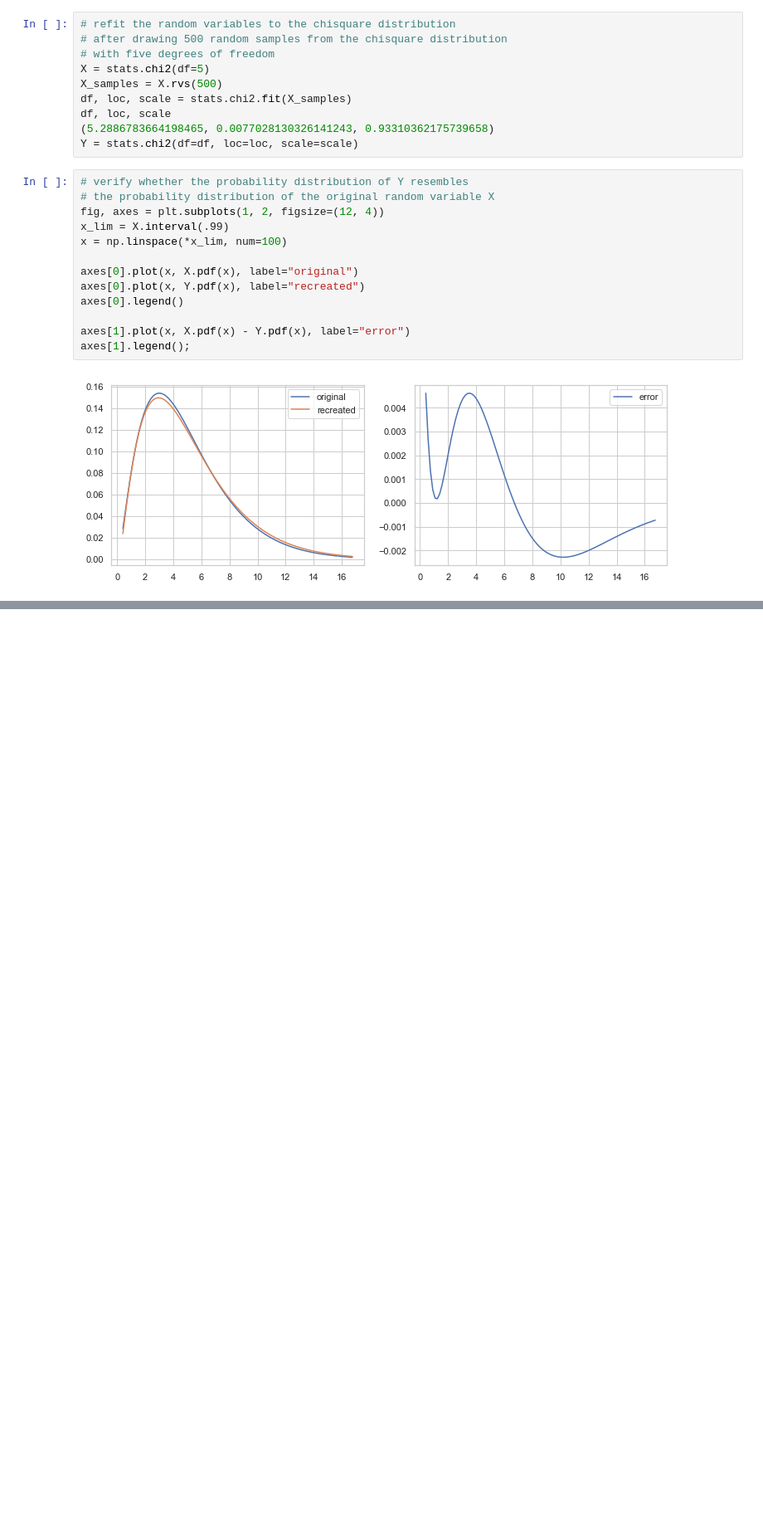
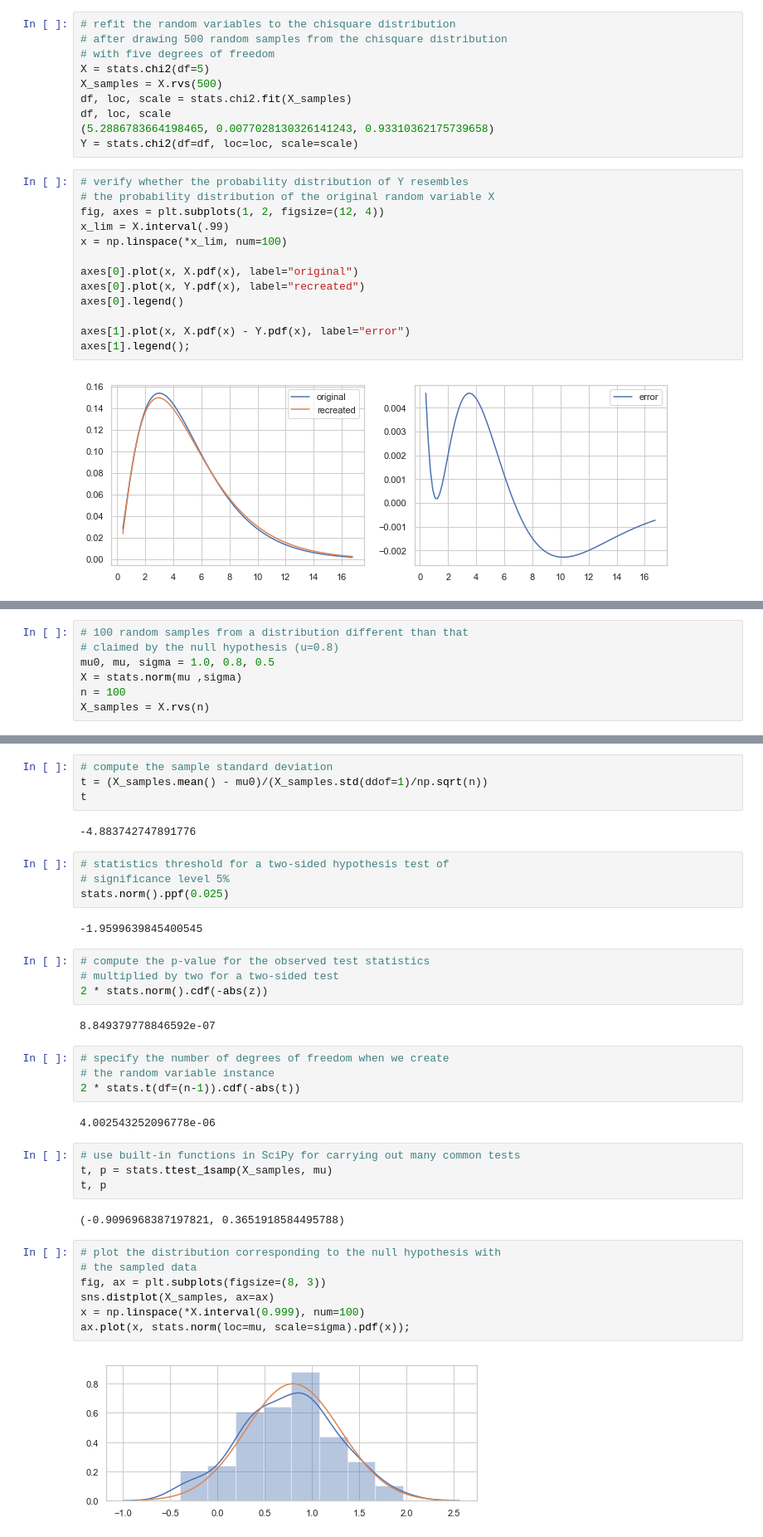
Before and after one commit to mathlarvalab/Nemurecal_Python, a Jupyter notebook: code/ch13/gee.ipynb, the cells around one changed output, grey strips where cells are left out. Shown at 83% size. Cells and saved outputs as stored; diff of their text form; blank space fills up the shorter version.

```diff
--- a/code/ch13/gee.ipynb
+++ b/code/ch13/gee.ipynb
@@ -282,0 +285,7 @@ axes[1].legend();
+# %%
+# 100 random samples from a distribution different than that
+# claimed by the null hypothesis (u=0.8)
+mu0, mu, sigma = 1.0, 0.8, 0.5
+X = stats.norm(mu ,sigma)
+n = 100
+X_samples = X.rvs(n)
@@ -282,0 +298,39 @@ axes[1].legend();
+# %%
+# compute the sample standard deviation
+t = (X_samples.mean() - mu0)/(X_samples.std(ddof=1)/np.sqrt(n))
+t
+# %% [output]
+-4.883742747891776
+# %%
+# statistics threshold for a two-sided hypothesis test of
+# significance level 5%
+stats.norm().ppf(0.025)
+# %% [output]
+-1.9599639845400545
+# %%
+# compute the p-value for the observed test statistics
+# multiplied by two for a two-sided test
+2 * stats.norm().cdf(-abs(z))
+# %% [output]
+8.849379778846592e-07
+# %%
+# specify the number of degrees of freedom when we create
+# the random variable instance
+2 * stats.t(df=(n-1)).cdf(-abs(t))
+# %% [output]
+4.002543252096778e-06
+# %%
+# use built-in functions in SciPy for carrying out many common tests
+t, p = stats.ttest_1samp(X_samples, mu)
+t, p
+# %% [output]
+(-0.9096968387197821, 0.3651918584495788)
+# %%
+# plot the distribution corresponding to the null hypothesis with
+# the sampled data
+fig, ax = plt.subplots(figsize=(8, 3))
+sns.distplot(X_samples, ax=ax)
+x = np.linspace(*X.interval(0.999), num=100)
+ax.plot(x, stats.norm(loc=mu, scale=sigma).pdf(x));
+# %% [output]
+[figure, added]
```
Also changed, not shown: parts of 19 cells of this notebook.
